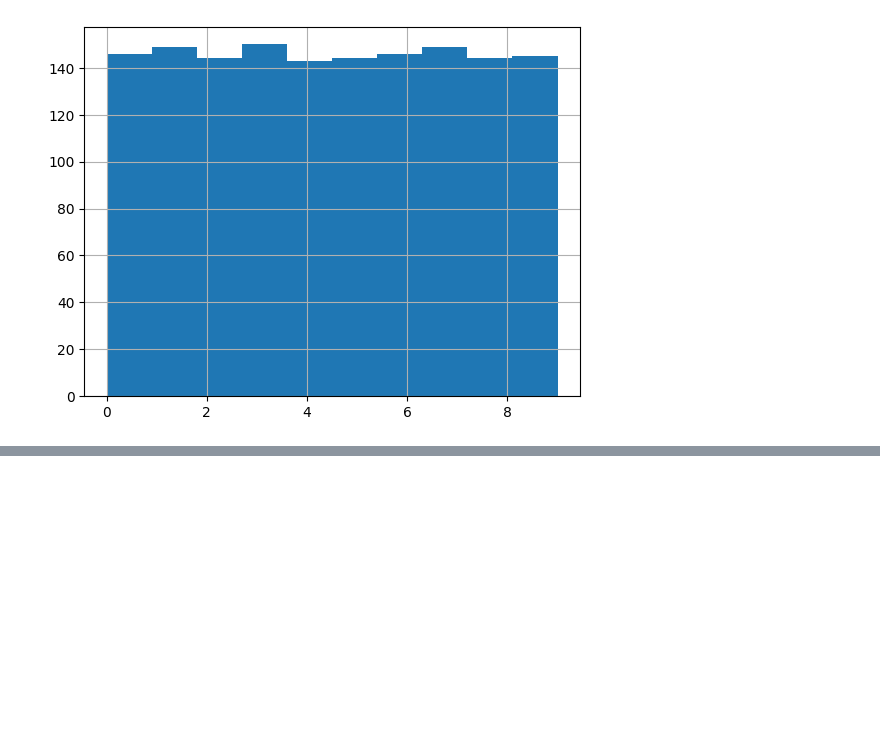
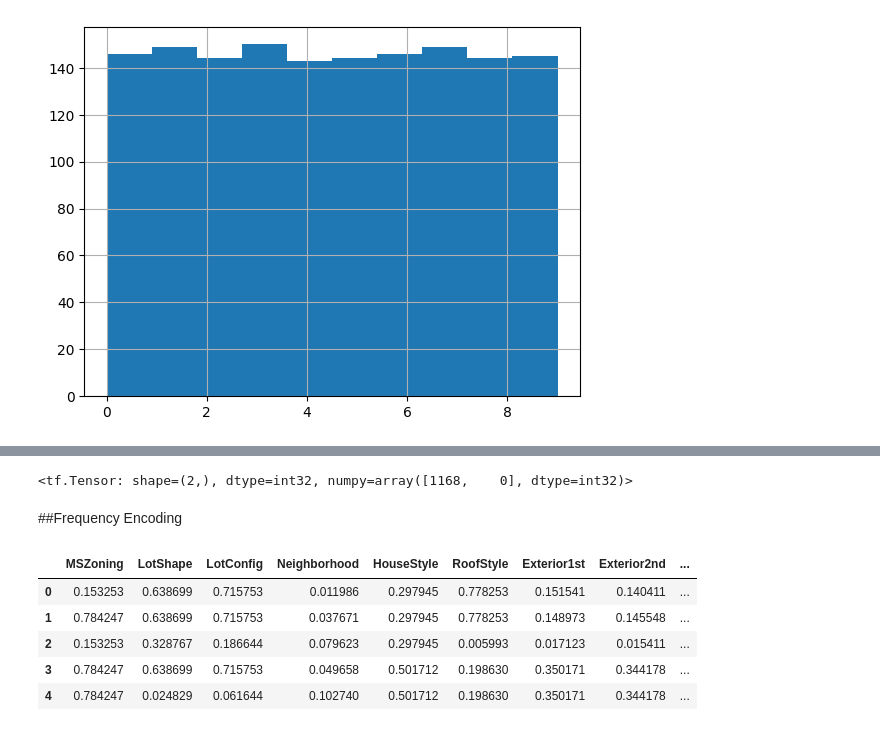
Before and after one commit to arkadiuszkulpa/House_prediction, a Jupyter notebook: Kaggle_Housing_price_prediction.ipynb, the cells around one changed output, grey strips where cells are left out. Saved outputs shown, nothing was run; the diff lists cells and outputs as text; code cells hidden in the pictures; blank space fills up the shorter version.

```diff
--- a/Kaggle_Housing_price_prediction.ipynb
+++ b/Kaggle_Housing_price_prediction.ipynb
@@ -636,0 +838,34 @@ dtype: int64
+# %%
+from sklearn.preprocessing import OneHotEncoder
+
+encoder = OneHotEncoder(drop="first", sparse_output=False)
+encoded_array = encoder.fit_transform(X_train[OHE_features])
+# %%
+import tensorflow as tf
+tf.shape(encoded_array)
+# %% [output]
+<tf.Tensor: shape=(2,), dtype=int32, numpy=array([1168,    0], dtype=int32)>
+# %%
+# Convert to DataFrame
+encoded_df = pd.DataFrame(encoded_array, columns=encoder.get_feature_names_out(OHE_features))
+# %%
+# Drop original categorical columns and merge encoded ones
+X_train = X_train.drop(columns=OHE_features).reset_index(drop=True)
+X_train = pd.concat([X_train, encoded_df], axis=1)
+# %% [markdown]
+##Frequency Encoding
+# %%
+# Apply frequency encoding
+
+for col in frequency_encoding_features:
+  freq_map = X_train[col].value_counts(normalize=True)
+  X_train[col] = X_train[col].map(freq_map)
+# %%
+X_train[frequency_encoding_features].head()
+# %% [output]
+|  | MSZoning | LotShape | LotConfig | Neighborhood | HouseStyle | RoofStyle | Exterior1st | Exterior2nd | ... |
+| 0 | 0.153253 | 0.638699 | 0.715753 | 0.011986 | 0.297945 | 0.778253 | 0.151541 | 0.140411 | ... |
+| 1 | 0.784247 | 0.638699 | 0.715753 | 0.037671 | 0.297945 | 0.778253 | 0.148973 | 0.145548 | ... |
+| 2 | 0.153253 | 0.328767 | 0.186644 | 0.079623 | 0.297945 | 0.005993 | 0.017123 | 0.015411 | ... |
+| 3 | 0.784247 | 0.638699 | 0.715753 | 0.049658 | 0.501712 | 0.198630 | 0.350171 | 0.344178 | ... |
+| 4 | 0.784247 | 0.024829 | 0.061644 | 0.102740 | 0.501712 | 0.198630 | 0.350171 | 0.344178 | ... |
```
Also changed, not shown: parts of 130 cells of this notebook.
